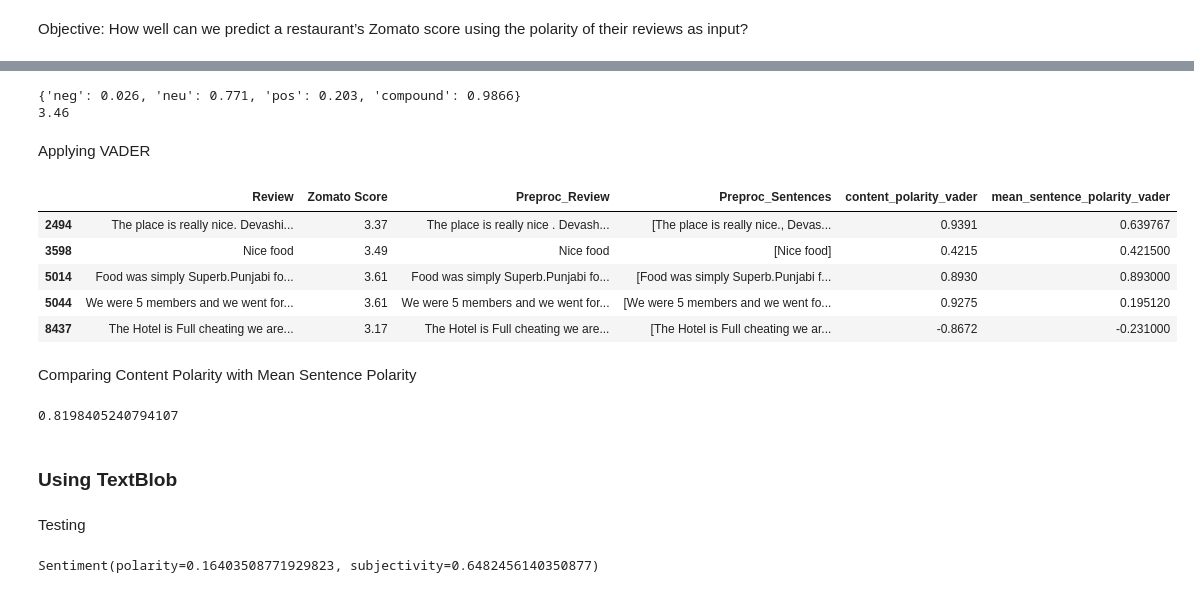
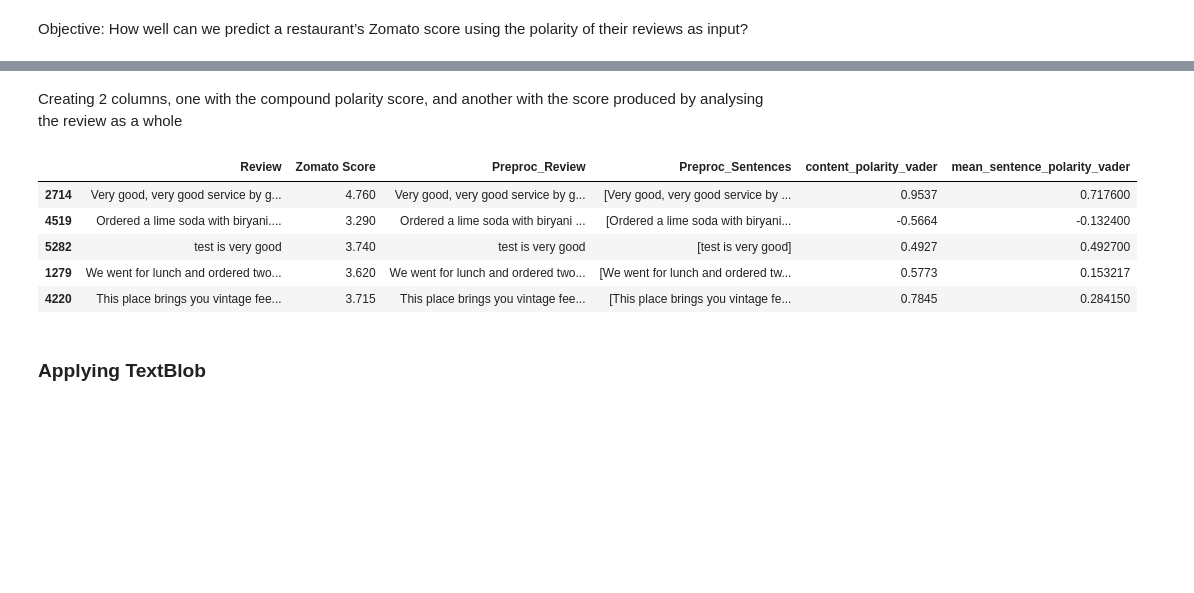
Before and after one commit to C-ph3r/Hyderabadi-Word-Soup, a Jupyter notebook: sentiment_analysis/sentiment_analysis_model.ipynb, the cells around one changed output, grey strips where cells are left out. Cells and saved outputs as stored; diff of their text form; code cells hidden in the pictures; blank space fills up the shorter version.

```diff
--- a/sentiment_analysis/sentiment_analysis_model.ipynb
+++ b/sentiment_analysis/sentiment_analysis_model.ipynb
@@ -126,10 +111,10 @@ Since we are using VADER:
 - Stopwords should be preserved
 - Punctuation should be preserved
 # %%
-
+# pre processing reviews with the above requirements
 
 reviews["Preproc_Review"] =\
-      reviews["Review"].map(lambda content :pipeline.main_pipeline(content,
+      reviews["Review"].map(lambda content :p.main_pipeline(content,
                                                                         print_output=False,
                                                                         no_stopwords=False,
                                                                         lowercase=False,
@@ -151,6 +136,6 @@ reviews_example.tokenized_sentences
 # %%
 reviews["Preproc_Sentences"] =\
-      reviews["Review"].map(lambda content : [pipeline.main_pipeline(sentence,
+      reviews["Review"].map(lambda content : [p.main_pipeline(sentence,
                                                                             print_output=False,
                                                                             no_stopwords=False,
                                                                             lowercase=False,
@@ -164,9 +152,2 @@ Testing with an example
 # %%
 vader = SentimentIntensityAnalyzer()
-# %%
-sent_compound_list = []
-
-for sentence in reviews_example.tokenized_sentences:
-    sent_polarity = vader.polarity_scores(sentence)
-    sent_compound_list.append(sent_polarity["compound"])
-    print("{} : \n {}".format(sentence, sent_polarity))
@@ -201,14 +154,16 @@ scratch_df.describe()
-# %%
-test_review_polarity = vader.polarity_scores(reviews_example.raw_content)
-print(test_review_polarity)
-print(reviews_example.score)
-# %% [output]
-{'neg': 0.026, 'neu': 0.771, 'pos': 0.203, 'compound': 0.9866}
-3.46
-# %% [markdown]
-Applying VADER
+# %% [markdown]
+Creating 2 columns, one with the compound polarity score, and another with the score produced by analysing the review as a whole
 # %%
 def vader_wrapper(user_review):
+    '''
+    Applies vader to a given value (user review). If the value is a list, meaning that the review
+    has been tokenized and separated into sentences, iterate through each sentence.
+    Otherwise, if the value is a string, we apply vader to the intire output
+    args:
+        user_review (string or list): Review, tokenized or not, to be processed
+    returns:
+        polarity (float): Polarity attributed to the review by vader
+    '''
     if type(user_review) == list:
         sent_compound_list = []
         for sentence in user_review:
@@ -220,29 +175,15 @@ def vader_wrapper(user_review):
 # %%
 reviews["content_polarity_vader"] = reviews["Preproc_Review"].map(lambda review: vader_wrapper(review))
 reviews["mean_sentence_polarity_vader"] = reviews["Preproc_Sentences"].map(lambda review: vader_wrapper(review))
-reviews.sample(5)
+reviews.head()
 # %% [output]
 |  | Review | Zomato Score | Preproc_Review | Preproc_Sentences | content_polarity_vader | mean_sentence_polarity_vader |
-| 2494 | The place is really nice. Devashi... | 3.37 | The place is really nice . Devash... | [The place is really nice., Devas... | 0.9391 | 0.639767 |
-| 3598 | Nice food | 3.49 | Nice food | [Nice food] | 0.4215 | 0.421500 |
-| 5014 | Food was simply Superb.Punjabi fo... | 3.61 | Food was simply Superb.Punjabi fo... | [Food was simply Superb.Punjabi f... | 0.8930 | 0.893000 |
-| 5044 | We were 5 members and we went for... | 3.61 | We were 5 members and we went for... | [We were 5 members and we went fo... | 0.9275 | 0.195120 |
-| 8437 | The Hotel is Full cheating we are... | 3.17 | The Hotel is Full cheating we are... | [The Hotel is Full cheating we ar... | -0.8672 | -0.231000 |
+| 2714 | Very good, very good service by g... | 4.760 | Very good, very good service by g... | [Very good, very good service by ... | 0.9537 | 0.717600 |
+| 4519 | Ordered a lime soda with biryani.... | 3.290 | Ordered a lime soda with biryani ... | [Ordered a lime soda with biryani... | -0.5664 | -0.132400 |
+| 5282 | test is very good | 3.740 | test is very good | [test is very good] | 0.4927 | 0.492700 |
+| 1279 | We went for lunch and ordered two... | 3.620 | We went for lunch and ordered two... | [We went for lunch and ordered tw... | 0.5773 | 0.153217 |
+| 4220 | This place brings you vintage fee... | 3.715 | This place brings you vintage fee... | [This place brings you vintage fe... | 0.7845 | 0.284150 |
-# %% [markdown]
-Comparing Content Polarity with Mean Sentence Polarity
-# %%
-pearson_r, p_value = pearsonr(reviews["mean_sentence_polarity_vader"],reviews["content_polarity_vader"])
-pearson_r
-# %% [output]
-0.8198405240794107
 # %% [markdown]
-### Using TextBlob
+### Applying TextBlob
-# %% [markdown]
-Testing
-# %%
-test_blob = TextBlob(reviews_example.raw_content)
-test_blob.sentiment
-# %% [output]
-Sentiment(polarity=0.16403508771929823, subjectivity=0.6482456140350877)
 # %%
 def textblob_wrapper(user_review):
```
Also changed, not shown: parts of 65 cells of this notebook.
